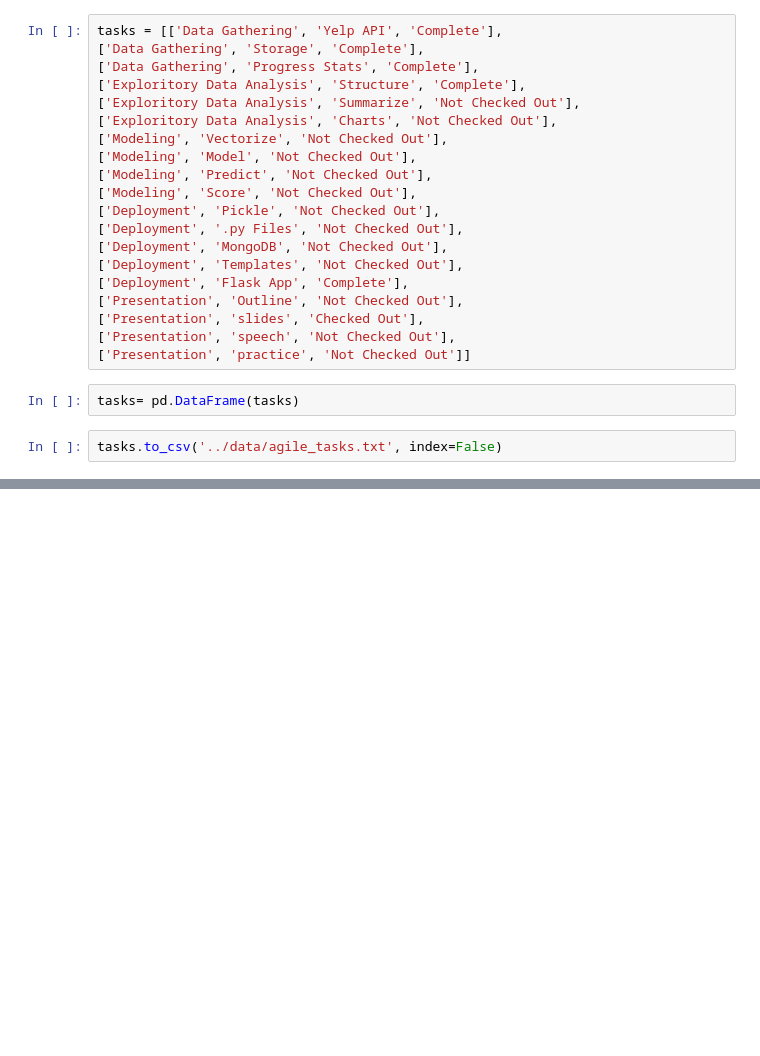
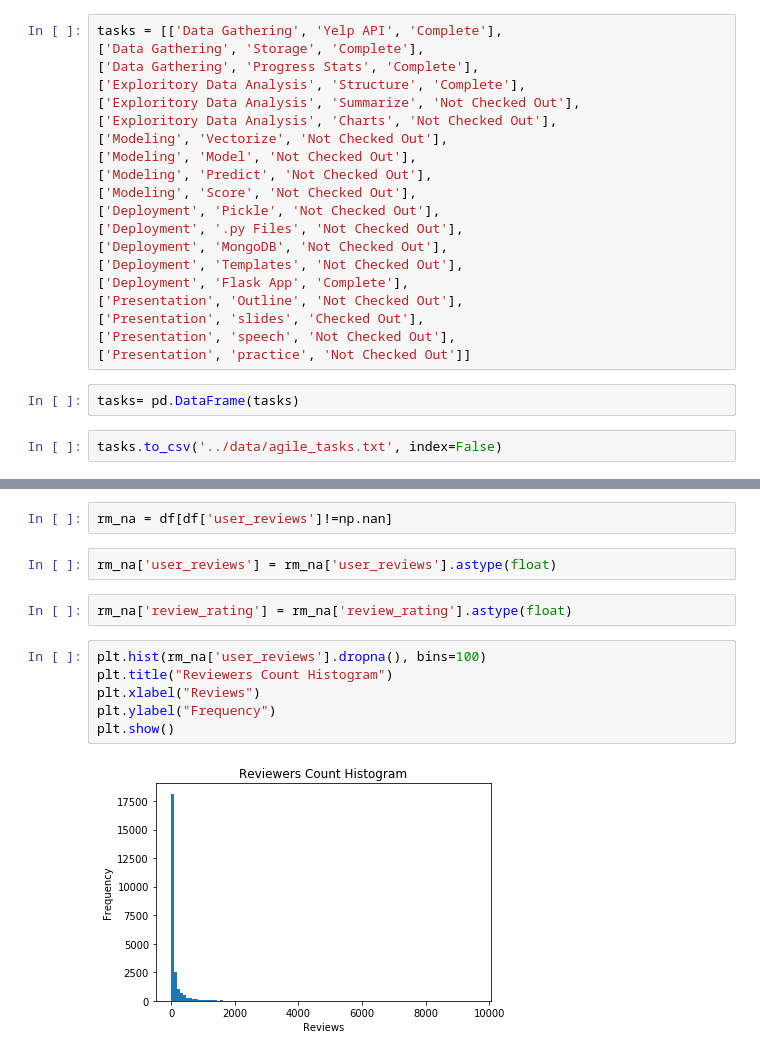
Before and after one commit to SteveGriswold3/DataScience-Capstone, a Jupyter notebook: src/Progress.ipynb, the cells around one changed output, grey strips where cells are left out. Drawn from its saved outputs; the diff is of its cells as text; blank space fills up the shorter version.

```diff
--- a/src/Progress.ipynb
+++ b/src/Progress.ipynb
@@ -333,0 +389,14 @@ tasks.to_csv('../data/agile_tasks.txt', index=False)
+# %%
+rm_na = df[df['user_reviews']!=np.nan]
+# %%
+rm_na['user_reviews'] = rm_na['user_reviews'].astype(float)
+# %%
+rm_na['review_rating'] = rm_na['review_rating'].astype(float)
+# %%
+plt.hist(rm_na['user_reviews'].dropna(), bins=100)
+plt.title("Reviewers Count Histogram")
+plt.xlabel("Reviews")
+plt.ylabel("Frequency")
+plt.show()
+# %% [output]
+[figure, added]
```
Also changed, not shown: parts of 41 cells of this notebook.
